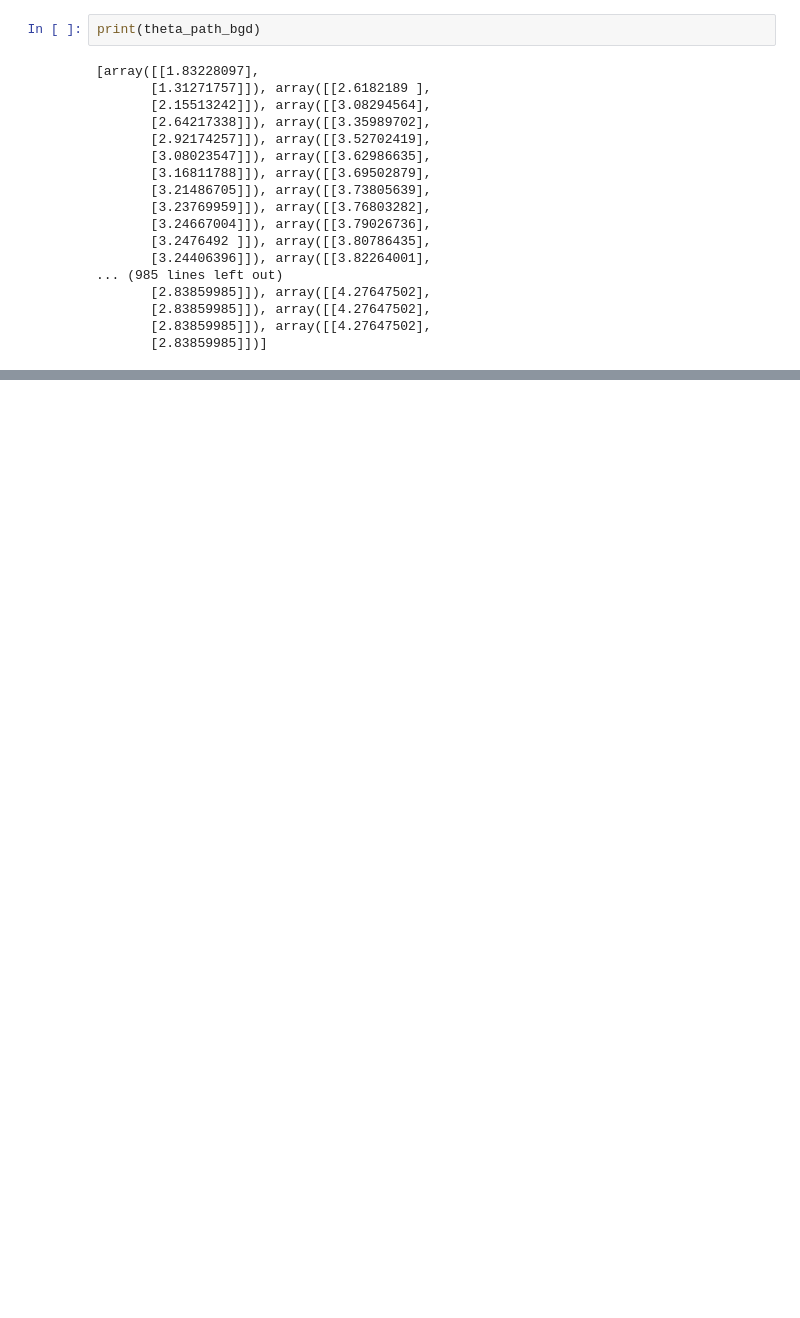
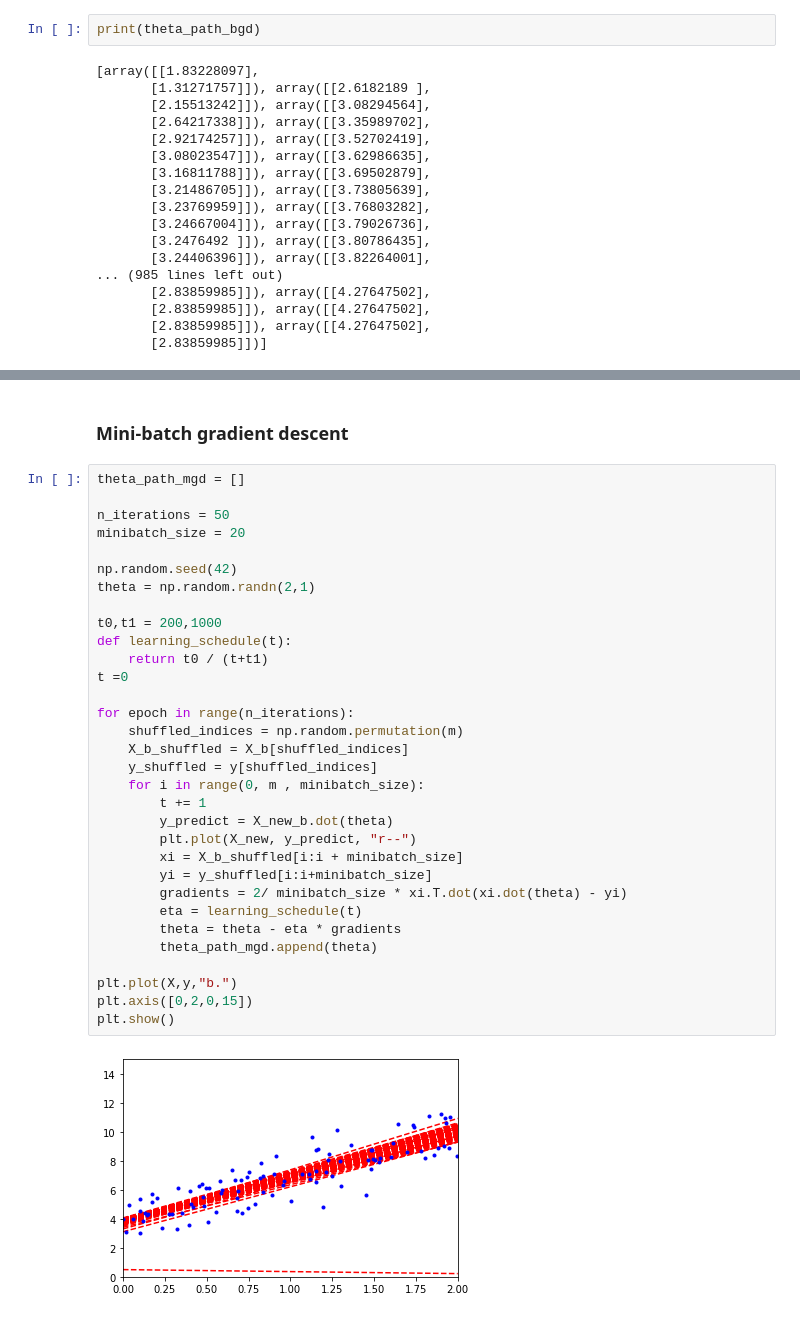
Before and after one commit to fanbyprinciple/hands_on_ml, a Jupyter notebook: chapter_4/exploring_training_models.ipynb, the cells around one changed output, grey strips where cells are left out. Saved outputs shown, nothing was run; the diff lists cells and outputs as text; blank space fills up the shorter version.

```diff
--- a/chapter_4/exploring_training_models.ipynb
+++ b/chapter_4/exploring_training_models.ipynb
@@ -206,0 +278,36 @@ print(theta_path_bgd)
+# %% [markdown]
+### Mini-batch gradient descent
+# %%
+theta_path_mgd = []
+
+n_iterations = 50
+minibatch_size = 20
+
+np.random.seed(42)
+theta = np.random.randn(2,1)
+
+t0,t1 = 200,1000
+def learning_schedule(t):
+    return t0 / (t+t1)
+t =0
+
+for epoch in range(n_iterations):
+    shuffled_indices = np.random.permutation(m)
+    X_b_shuffled = X_b[shuffled_indices]
+    y_shuffled = y[shuffled_indices]
+    for i in range(0, m , minibatch_size):
+        t += 1
+        y_predict = X_new_b.dot(theta)
+        plt.plot(X_new, y_predict, "r--")
+        xi = X_b_shuffled[i:i + minibatch_size]
+        yi = y_shuffled[i:i+minibatch_size]
+        gradients = 2/ minibatch_size * xi.T.dot(xi.dot(theta) - yi)
+        eta = learning_schedule(t)
+        theta = theta - eta * gradients
+        theta_path_mgd.append(theta)
+
+plt.plot(X,y,"b.")
+plt.axis([0,2,0,15])
+plt.show()
+# %% [output]
+[figure, added]
```
Also changed, not shown: parts of 13 cells of this notebook, 4 other files.
